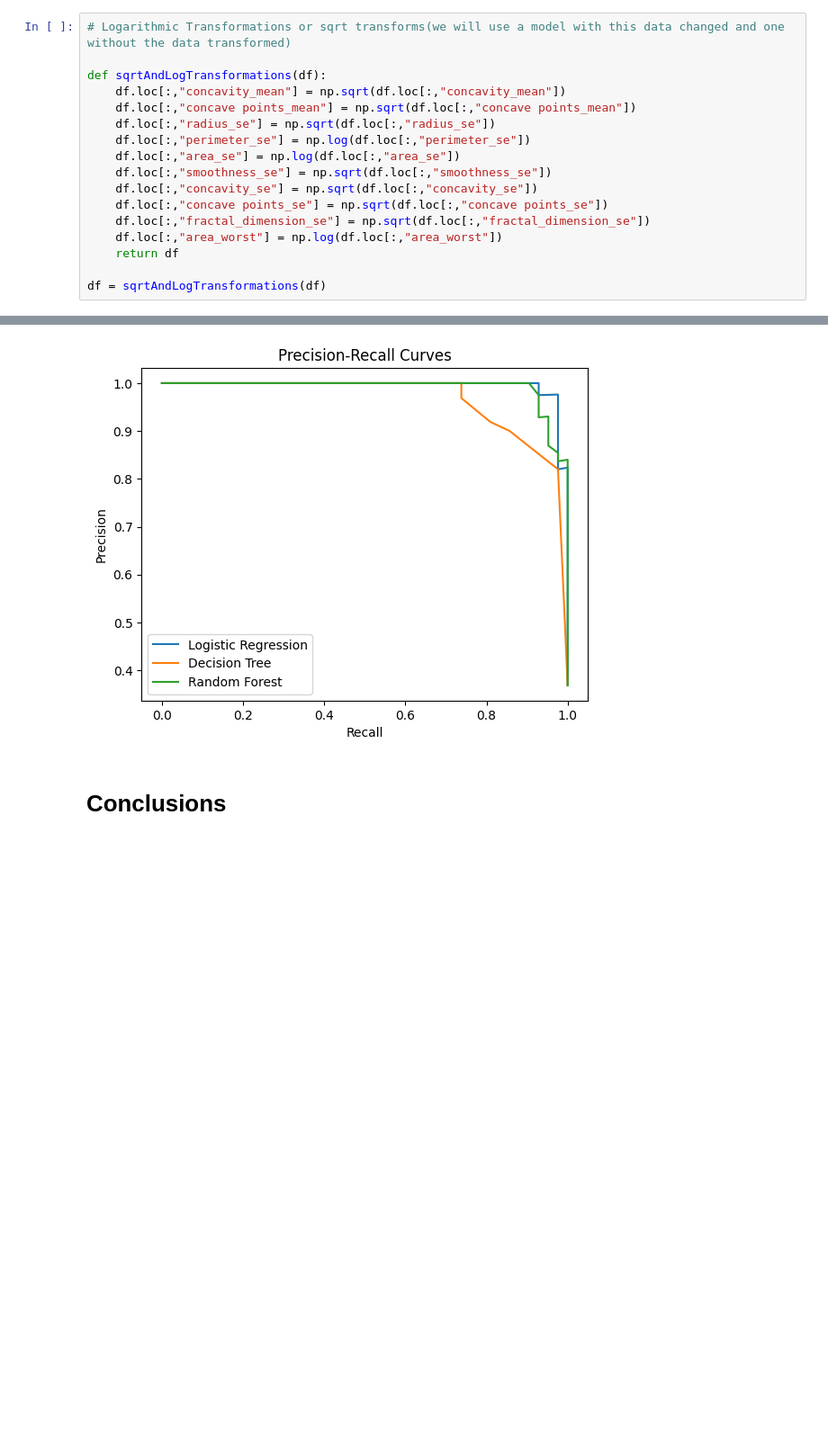
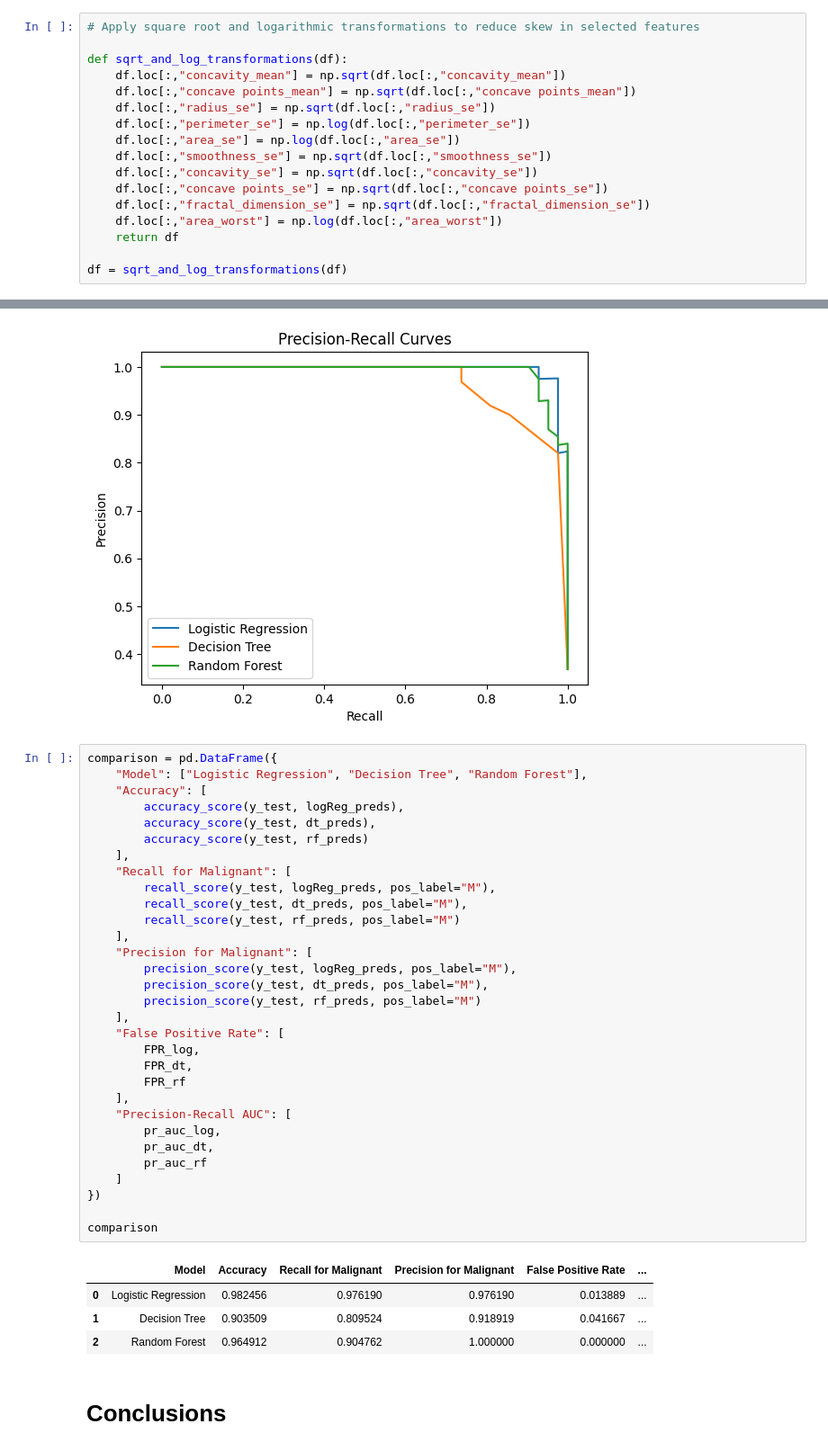
Before and after one commit to J-CYN/Analytics1Final, a Jupyter notebook: finalproject.ipynb, the cells around one changed output, grey strips where cells are left out. Shown at 90% size. Saved outputs shown, nothing was run; the diff lists cells and outputs as text; blank space fills up the shorter version.

Commit message:
fixed typo in methods paragraph and eda paragraph, added evaluation paragraph, fixed classification report code, fixed sqrtlandlogtransformation code comment, added imports, added comparison code

```diff
--- a/finalproject.ipynb
+++ b/finalproject.ipynb
@@ -96,9 +96,9 @@ The class balance plot shows that the dataset contains more benign tumors than m
 
 The boxplots suggest that malignant tumors tend to have higher values for radius, perimeter, area, concave points, and concavity. These features are related to tumor size and irregularity, so the separation between benign and malignant cases makes sense for this prediction task. Although there is still some overlap between the two groups, the median values for malignant tumors are consistently higher across these features. This gives us a reason to believe that classification models such as logistic regression, decision trees, and random forests may be able to predict diagnosis from the numeric measurements.
 # %%
-# Logarithmic Transformations or sqrt transforms(we will use a model with this data changed and one without the data transformed)
+# Apply square root and logarithmic transformations to reduce skew in selected features
 
-def sqrtAndLogTransformations(df):
+def sqrt_and_log_transformations(df):
     df.loc[:,"concavity_mean"] = np.sqrt(df.loc[:,"concavity_mean"])
     df.loc[:,"concave points_mean"] = np.sqrt(df.loc[:,"concave points_mean"])
     df.loc[:,"radius_se"] = np.sqrt(df.loc[:,"radius_se"])
@@ -111,7 +111,7 @@ def sqrtAndLogTransformations(df):
     df.loc[:,"area_worst"] = np.log(df.loc[:,"area_worst"])
     return df
 
-df = sqrtAndLogTransformations(df)
+df = sqrt_and_log_transformations(df)
 # %%
 X = df.iloc[:,1:]
 y = df.iloc[:,0]
@@ -353,6 +359,42 @@ Logistic Regression Precision-Recall AUC: 0.994594516668456
 Decision Tree Precision-Recall AUC: 0.9653484005622164
 Random Forest Precision-Recall AUC: 0.9908841733886486
 [figure]
+# %%
+comparison = pd.DataFrame({
+    "Model": ["Logistic Regression", "Decision Tree", "Random Forest"],
+    "Accuracy": [
+        accuracy_score(y_test, logReg_preds),
+        accuracy_score(y_test, dt_preds),
+        accuracy_score(y_test, rf_preds)
+    ],
+    "Recall for Malignant": [
+        recall_score(y_test, logReg_preds, pos_label="M"),
+        recall_score(y_test, dt_preds, pos_label="M"),
+        recall_score(y_test, rf_preds, pos_label="M")
+    ],
+    "Precision for Malignant": [
+        precision_score(y_test, logReg_preds, pos_label="M"),
+        precision_score(y_test, dt_preds, pos_label="M"),
+        precision_score(y_test, rf_preds, pos_label="M")
+    ],
+    "False Positive Rate": [
+        FPR_log,
+        FPR_dt,
+        FPR_rf
+    ],
+    "Precision-Recall AUC": [
+        pr_auc_log,
+        pr_auc_dt,
+        pr_auc_rf
+    ]
+})
+
+comparison
+# %% [output]
+|  | Model | Accuracy | Recall for Malignant | Precision for Malignant | False Positive Rate | ... |
+| 0 | Logistic Regression | 0.982456 | 0.976190 | 0.976190 | 0.013889 | ... |
+| 1 | Decision Tree | 0.903509 | 0.809524 | 0.918919 | 0.041667 | ... |
+| 2 | Random Forest | 0.964912 | 0.904762 | 1.000000 | 0.000000 | ... |
 # %% [markdown]
 # Conclusions
 # %% [markdown]
```
Also changed, not shown: parts of 6 cells of this notebook.
